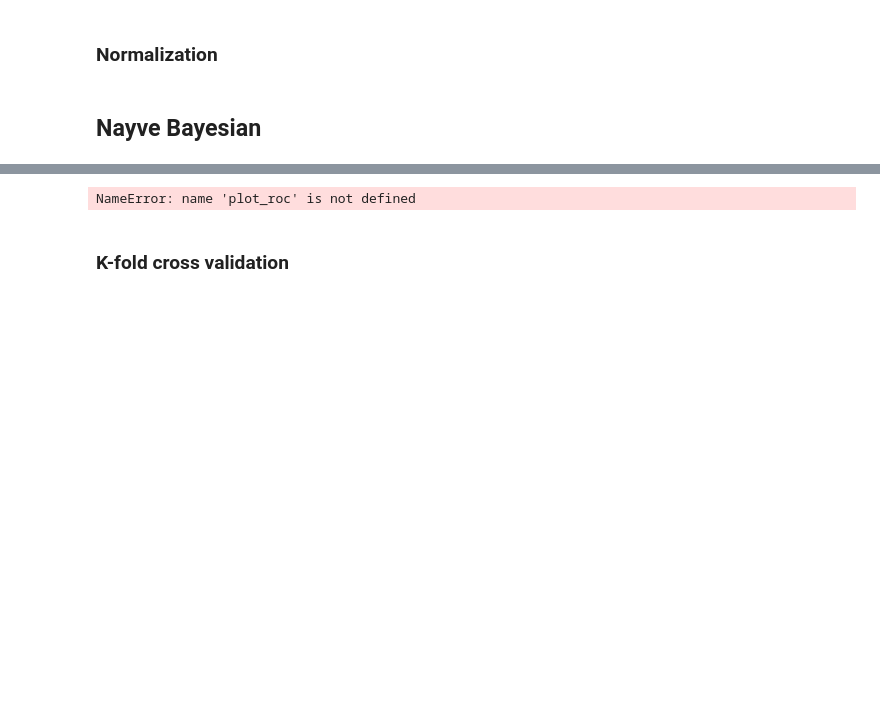
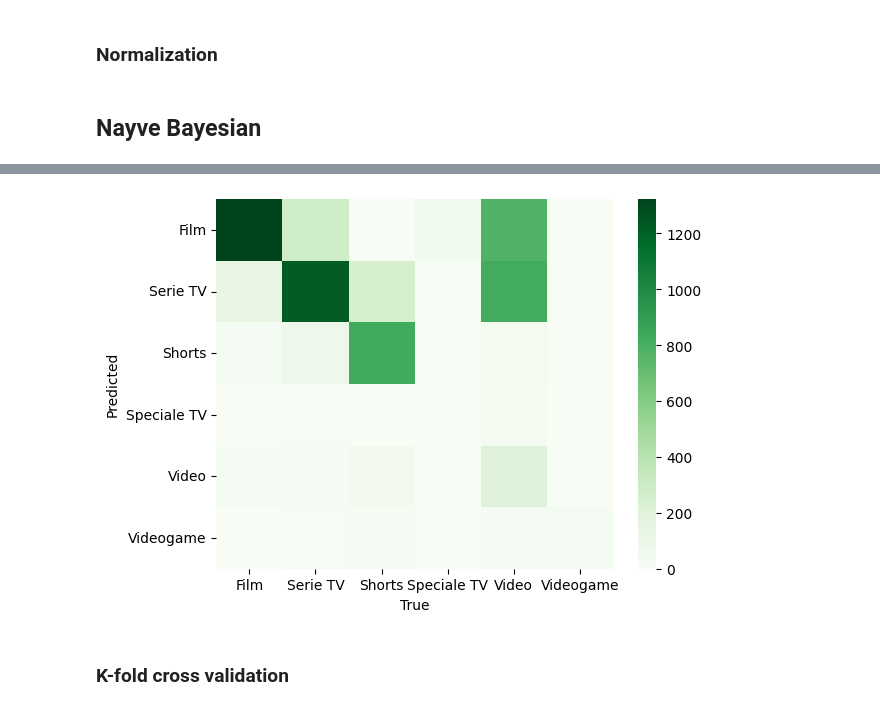
Before and after one commit to luigiascio/Data-Mining-I, a Jupyter notebook: Classification - bayes.ipynb, the cells around one changed output, grey strips where cells are left out. Cells and saved outputs as stored; diff of their text form; code cells hidden in the pictures; blank space fills up the shorter version.

```diff
--- a/Classification - bayes.ipynb
+++ b/Classification - bayes.ipynb
@@ -143,10 +140,19 @@ array([[1.55767840e-001, 7.10980655e-014, 2.35569084e-002, ...,
 # %%
-# https://scikit-learn.org/stable/auto_examples/model_selection/plot_roc.html
-plot_roc(y_test, clf.predict_proba(X_test))
-plt.show()
-print(roc_auc_score(y_test, clf.predict_proba(X_test), multi_class="ovr", average="macro"))
+# # https://scikit-learn.org/stable/auto_examples/model_selection/plot_roc.html
+# plot_roc(y_test, clf.predict_proba(X_test))
+# plt.show()
+# print(roc_auc_score(y_test, clf.predict_proba(X_test), multi_class="ovr", average="macro"))
-# %% [output]
-NameError: name 'plot_roc' is not defined
+# %%
+class_names = ['Film', 'Serie TV', 'Shorts', 'Speciale TV', 'Video', 'Videogame']
+
+cf = confusion_matrix(y_test, y_pred, labels=class_names)
+
+sns.heatmap(cf, annot=False, cmap="Greens", xticklabels=class_names, yticklabels=class_names)
+plt.xlabel("True")
+plt.ylabel("Predicted")
+plt.show()
+# %% [output]
+[figure, added]
 # %% [markdown]
 ### K-fold cross validation
 # %%
```
Also changed, not shown: parts of 25 cells of this notebook.
